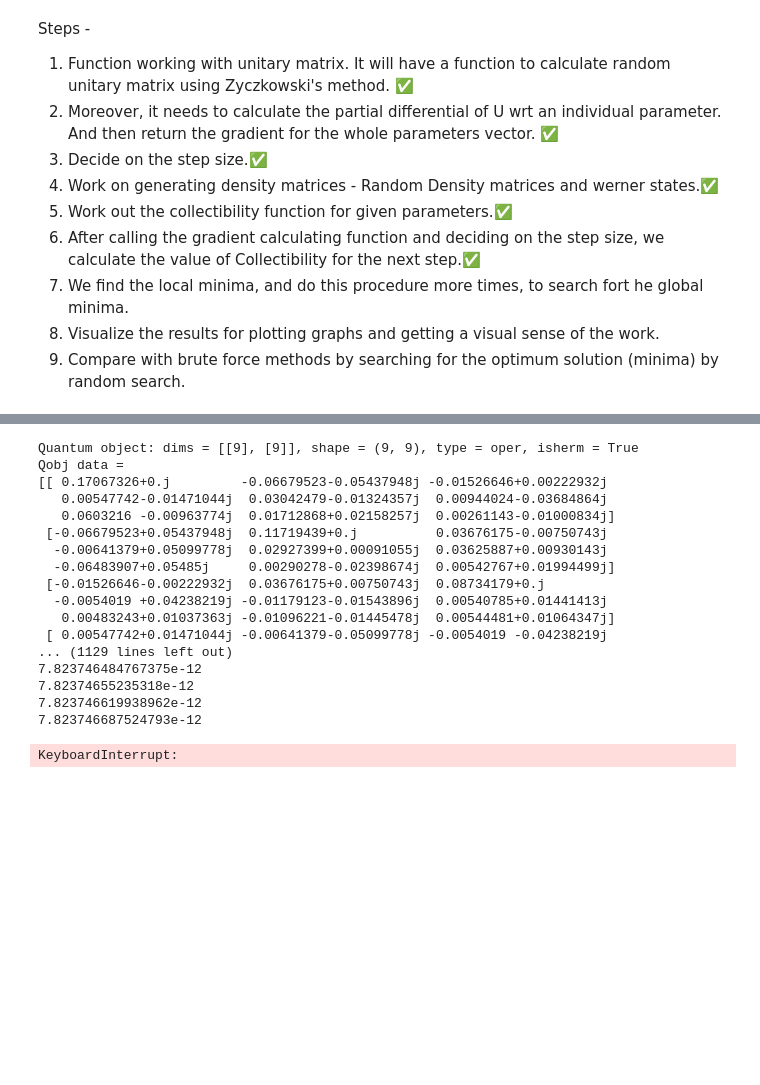
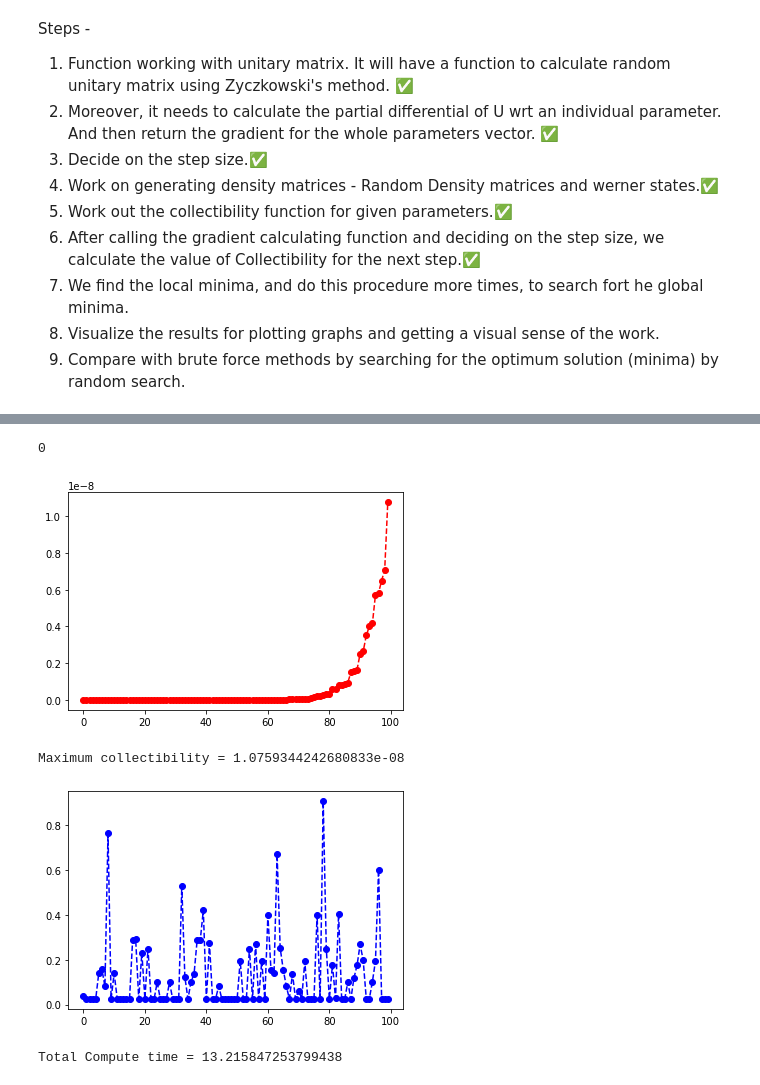
Before and after one commit to Made-of-Dark-Matter/Entanglement-Collectibility-QIT-Thesis, a Jupyter notebook: Final Thesis code.ipynb, the cells around one changed output, grey strips where cells are left out. Saved outputs shown, nothing was run; the diff lists cells and outputs as text; code cells hidden in the pictures; blank space fills up the shorter version.

```diff
--- a/Final Thesis code.ipynb
+++ b/Final Thesis code.ipynb
@@ -953,55 +955,41 @@ def finding_max_collectibility(system,rho,delta,iterations):
     max_Y = []
     Compute_times = []
     for i in range(iterations):
-#         if i%100==0:print(i)
-        print(i)
+        if i%100==0:print(i)
         s1 = time.time()
         max_Y.append(Gradient_Descent(system,rho,delta)[-2])
         s2 = time.time()
         Compute_times.append(s2-s1)
     return max_Y,Compute_times
 
 
 system = [3,3]
 # rho = rand_dm(Hilbert_space_size)
 Delta = 1
 iterations = 100
-print(rho)
+# print(rho)
 max_Y,Compute_times = finding_max_collectibility(system,rho,delta,iterations)
 
 max_Y = sorted(max_Y)
 
 xpoints = np.array(list(range(len(max_Y))))
 ypoints = np.array(max_Y)
 
 plt.plot(xpoints, ypoints, '--ro')
 plt.show()
 print(f'Maximum collectibility = {max(max_Y)}')
 
 xpoints1 = np.array(list(range(len(Compute_times))))
 ypoints1 = np.array(Compute_times)
 
 plt.plot(xpoints1, ypoints1, '--bo')
 plt.show()
 print(f'Total Compute time = {sum(Compute_times)}')
 # %% [output]
-Quantum object: dims = [[9], [9]], shape = (9, 9), type = oper, isherm = True
-Qobj data =
-[[ 0.17067326+0.j         -0.06679523-0.05437948j -0.01526646+0.00222932j
-   0.00547742-0.01471044j  0.03042479-0.01324357j  0.00944024-0.03684864j
-   0.0603216 -0.00963774j  0.01712868+0.02158257j  0.00261143-0.01000834j]
- [-0.06679523+0.05437948j  0.11719439+0.j          0.03676175-0.00750743j
-  -0.00641379+0.05099778j  0.02927399+0.00091055j  0.03625887+0.00930143j
-  -0.06483907+0.05485j     0.00290278-0.02398674j  0.00542767+0.01994499j]
- [-0.01526646-0.00222932j  0.03676175+0.00750743j  0.08734179+0.j
-  -0.0054019 +0.04238219j -0.01179123-0.01543896j  0.00540785+0.01441413j
-   0.00483243+0.01037363j -0.01096221-0.01445478j  0.00544481+0.01064347j]
- [ 0.00547742+0.01471044j -0.00641379-0.05099778j -0.0054019 -0.04238219j
-... (1129 lines left out)
-7.823746484767375e-12
-7.82374655235318e-12
-7.823746619938962e-12
-7.823746687524793e-12
+0
+[figure, added]
-KeyboardInterrupt:
+Maximum collectibility = 1.0759344242680833e-08
+[figure, added]
+Total Compute time = 13.215847253799438
 # %%
 def scaling_analysis(system, rho,delta,order_range,scaling_factor):
```
Also changed, not shown: parts of 27 cells of this notebook.
